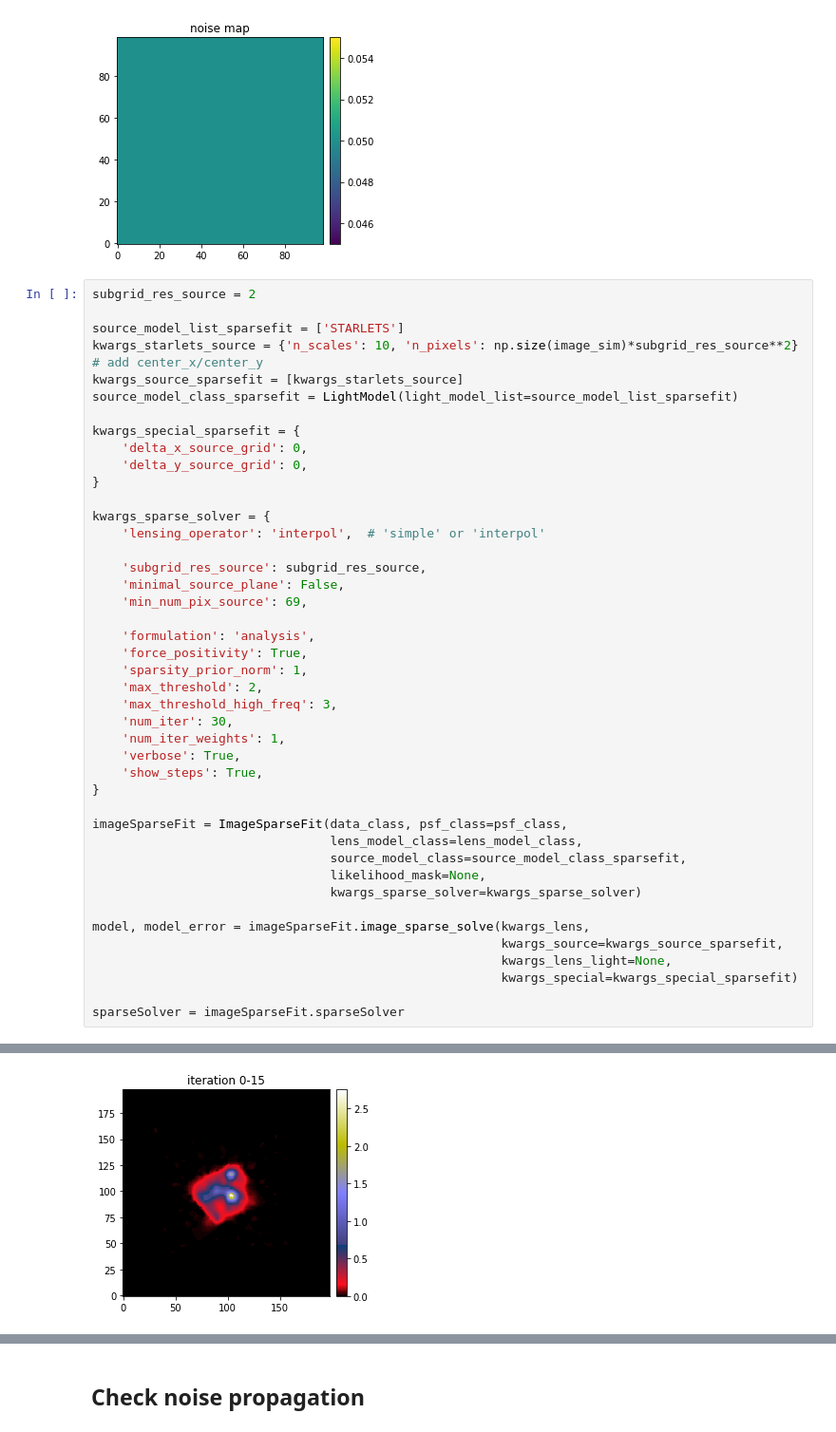
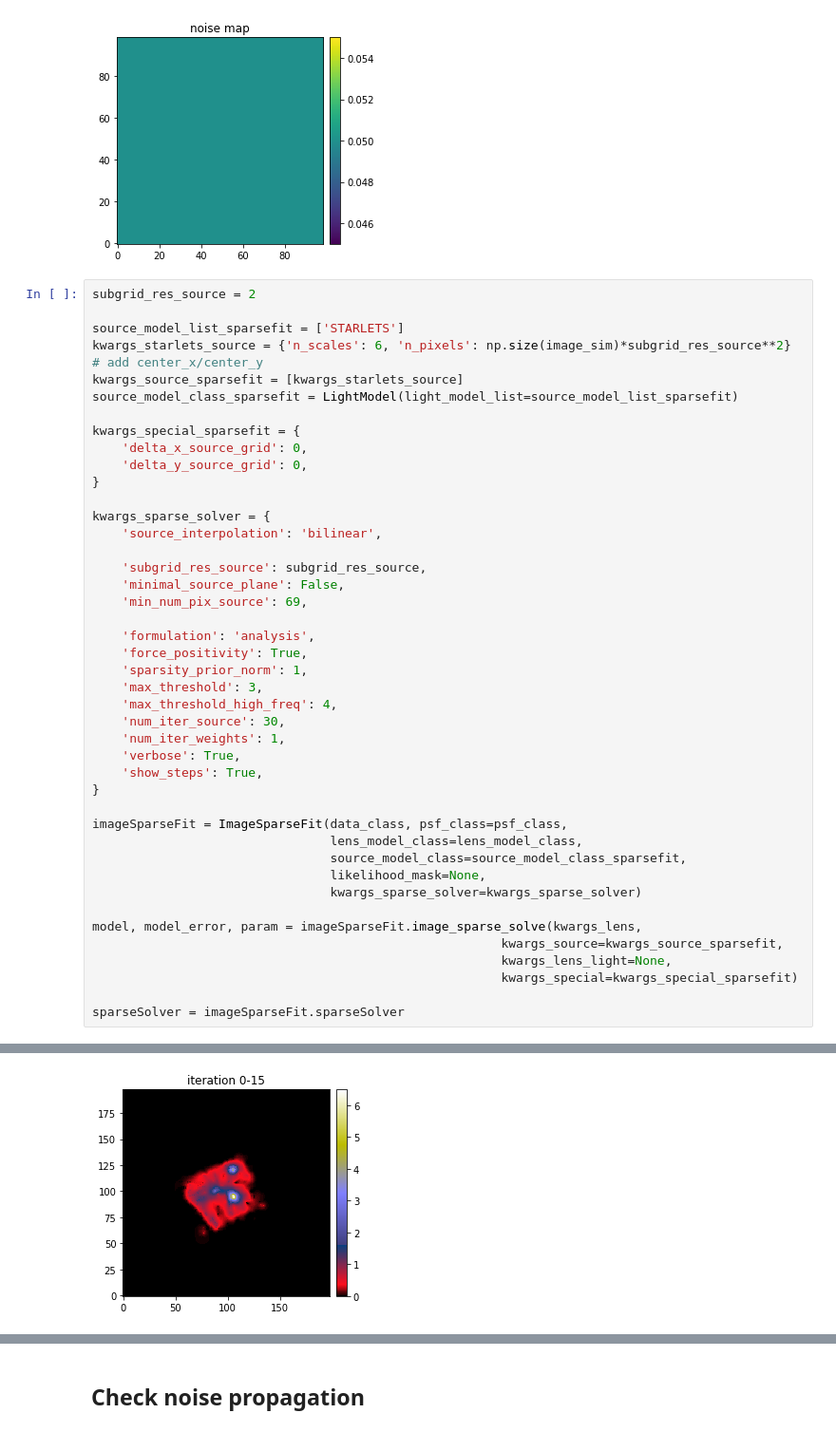
Before and after one commit to aymgal/SLITronomy, a Jupyter notebook: thirdparty/dev_notebooks/noise_propagation.ipynb, the cells around one changed output, grey strips where cells are left out. Shown at 95% size. Drawn from its saved outputs; the diff is of its cells as text.

```diff
--- a/thirdparty/dev_notebooks/noise_propagation.ipynb
+++ b/thirdparty/dev_notebooks/noise_propagation.ipynb
@@ -154,7 +135,7 @@ plt.show()
 subgrid_res_source = 2
 
 source_model_list_sparsefit = ['STARLETS']
-kwargs_starlets_source = {'n_scales': 10, 'n_pixels': np.size(image_sim)*subgrid_res_source**2}  # add center_x/center_y
+kwargs_starlets_source = {'n_scales': 6, 'n_pixels': np.size(image_sim)*subgrid_res_source**2}  # add center_x/center_y
 kwargs_source_sparsefit = [kwargs_starlets_source]
 source_model_class_sparsefit = LightModel(light_model_list=source_model_list_sparsefit)
 
@@ -164,7 +145,7 @@ kwargs_special_sparsefit = {
 }
 
 kwargs_sparse_solver = {
-    'lensing_operator': 'interpol',  # 'simple' or 'interpol'
+    'source_interpolation': 'bilinear',
 
     'subgrid_res_source': subgrid_res_source,
     'minimal_source_plane': False,
@@ -173,9 +154,9 @@ kwargs_sparse_solver = {
     'formulation': 'analysis',
     'force_positivity': True,
     'sparsity_prior_norm': 1,
-    'max_threshold': 2,
-    'max_threshold_high_freq': 3,
-    'num_iter': 30,
+    'max_threshold': 3,
+    'max_threshold_high_freq': 4,
+    'num_iter_source': 30,
     'num_iter_weights': 1,
     'verbose': True,
     'show_steps': True,
@@ -187,7 +168,7 @@ imageSparseFit = ImageSparseFit(data_class, psf_class=psf_class,
                                 likelihood_mask=None,
                                 kwargs_sparse_solver=kwargs_sparse_solver)
 
-model, model_error = imageSparseFit.image_sparse_solve(kwargs_lens,
+model, model_error, param = imageSparseFit.image_sparse_solve(kwargs_lens,
                                                        kwargs_source=kwargs_source_sparsefit,
                                                        kwargs_lens_light=None,
                                                        kwargs_special=kwargs_special_sparsefit)
@@ -200 +181 @@ sparseSolver = imageSparseFit.sparseSolver
-[figure, old version]
+[figure, new version]
```
Also changed, not shown: parts of 6 cells of this notebook, 7 other files.
